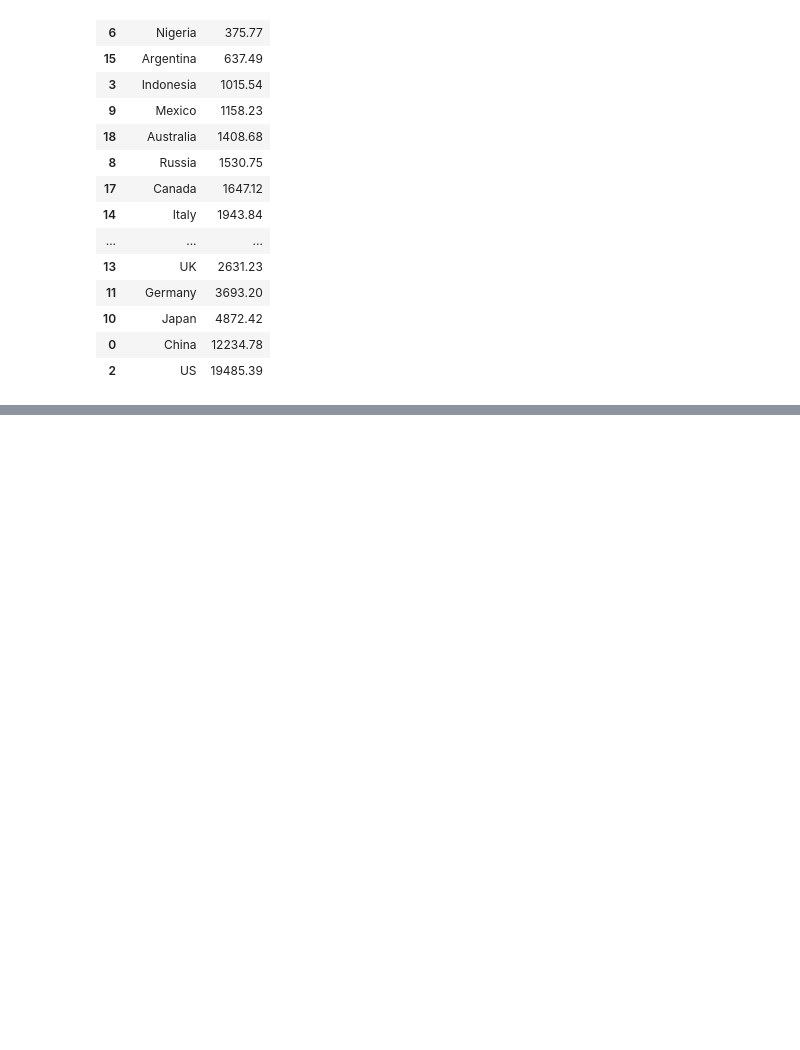
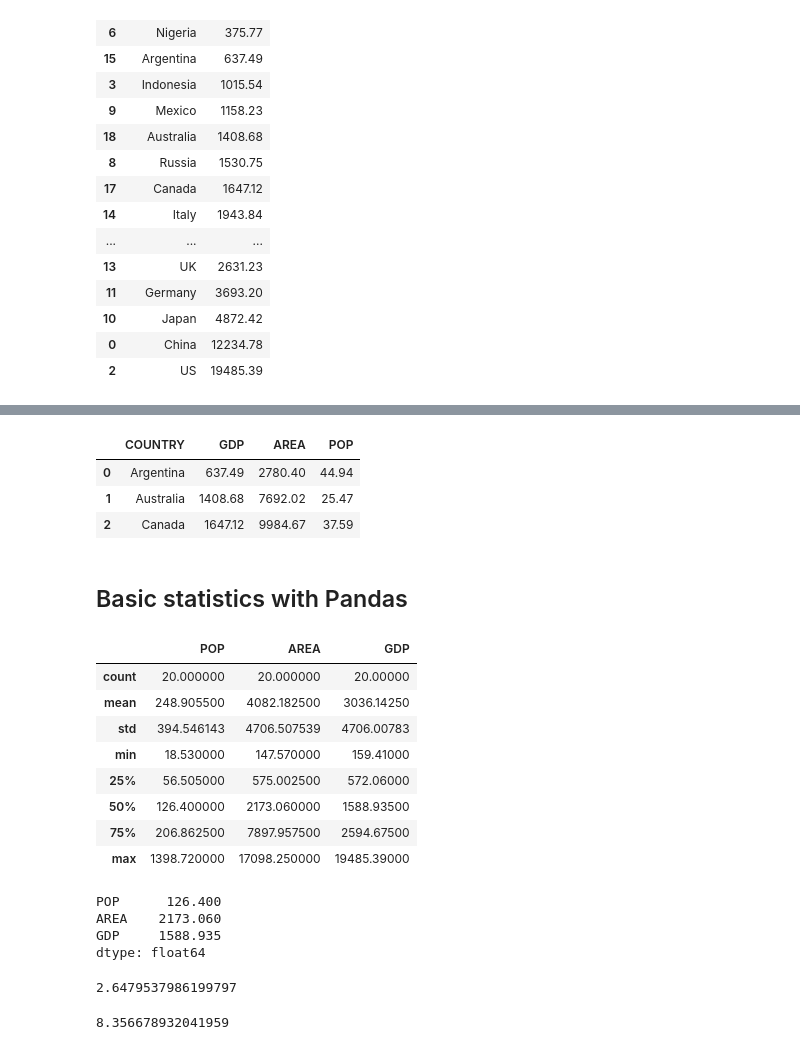
Before and after one commit to Daniel2tio/COMP4030, a Jupyter notebook: Lab 1/lab1.ipynb, the cells around one changed output, grey strips where cells are left out. Saved outputs shown, nothing was run; the diff lists cells and outputs as text; code cells hidden in the pictures; blank space fills up the shorter version.

```diff
--- a/Lab 1/lab1.ipynb
+++ b/Lab 1/lab1.ipynb
@@ -398,0 +409,36 @@ df_A
+# %%
+pd.merge(df_A, df_B, on='COUNTRY', how='inner')
+# %% [output]
+|  | COUNTRY | GDP | AREA | POP |
+| 0 | Argentina | 637.49 | 2780.40 | 44.94 |
+| 1 | Australia | 1408.68 | 7692.02 | 25.47 |
+| 2 | Canada | 1647.12 | 9984.67 | 37.59 |
+# %% [markdown]
+## Basic statistics with Pandas
+# %%
+df.describe()
+# %% [output]
+|  | POP | AREA | GDP |
+| count | 20.000000 | 20.000000 | 20.00000 |
+| mean | 248.905500 | 4082.182500 | 3036.14250 |
+| std | 394.546143 | 4706.507539 | 4706.00783 |
+| min | 18.530000 | 147.570000 | 159.41000 |
+| 25% | 56.505000 | 575.002500 | 572.06000 |
+| 50% | 126.400000 | 2173.060000 | 1588.93500 |
+| 75% | 206.862500 | 7897.957500 | 2594.67500 |
+| max | 1398.720000 | 17098.250000 | 19485.39000 |
+# %%
+df.median(numeric_only=True)
+# %% [output]
+POP      126.400
+AREA    2173.060
+GDP     1588.935
+dtype: float64
+# %%
+df['POP'].skew()
+# %% [output]
+2.6479537986199797
+# %%
+df['GDP'].kurtosis()
+# %% [output]
+8.356678932041959
```
Also changed, not shown: parts of 4 cells of this notebook.
